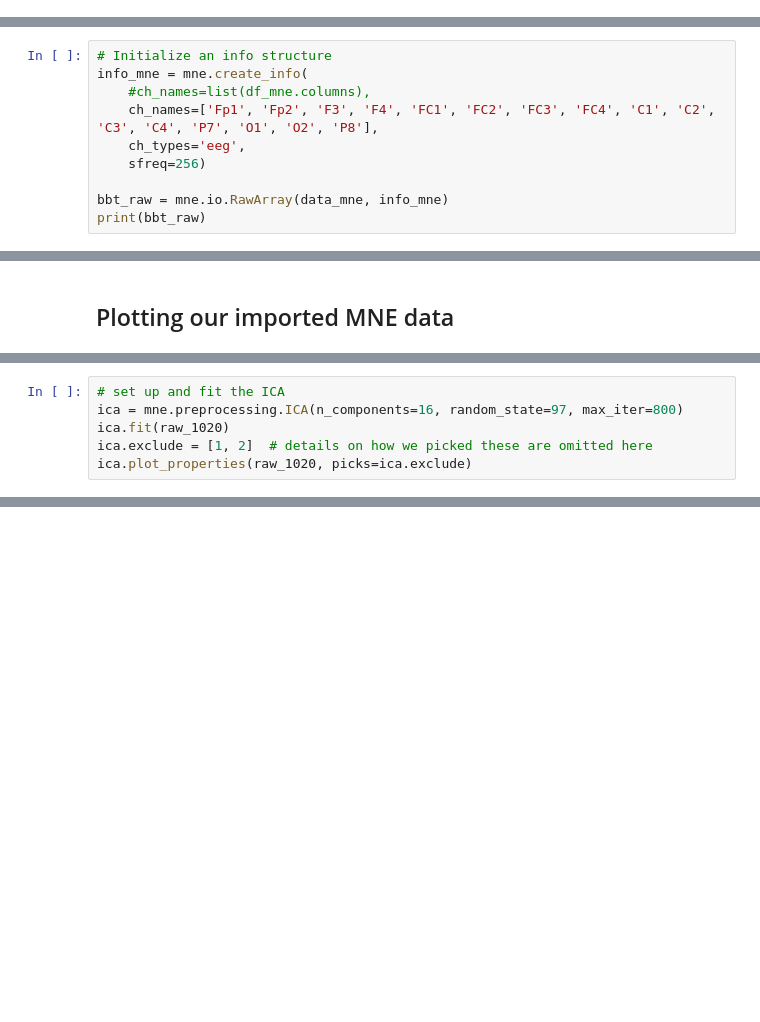
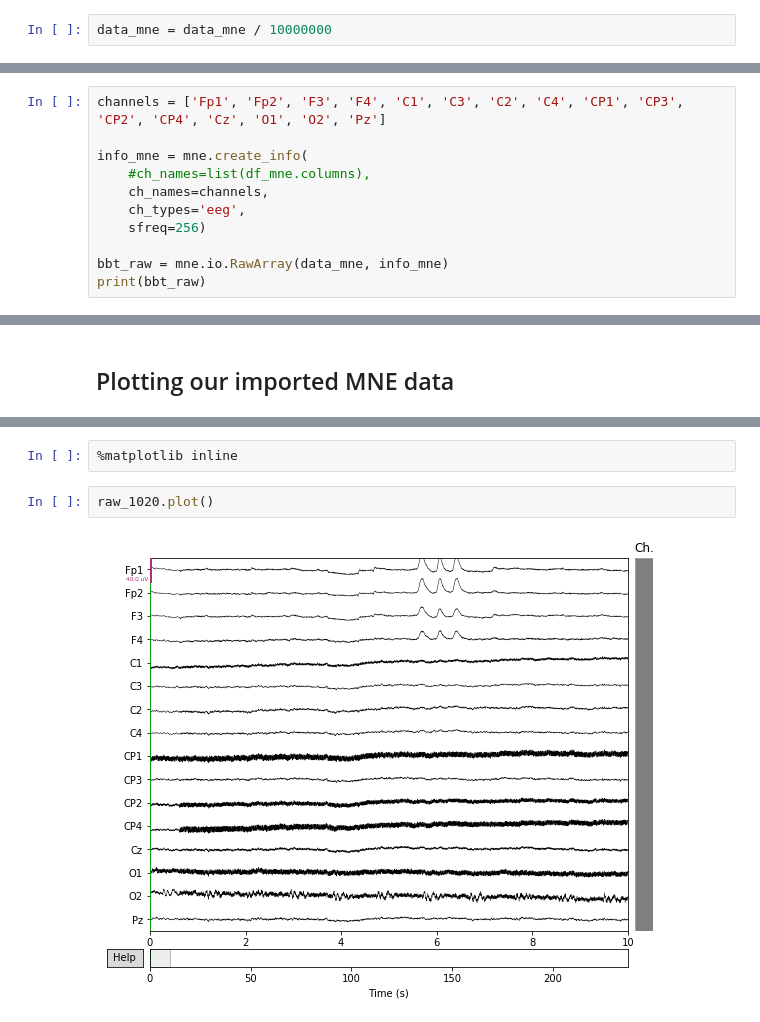
Before and after one commit to rameerez/brain-computer-interfacing, a Jupyter notebook: course/session0-importing-bitbrain-data-into-mne.ipynb, the cells around one changed output, grey strips where cells are left out. Drawn from its saved outputs; the diff is of its cells as text; blank space fills up the shorter version.

```diff
--- a/course/session0-importing-bitbrain-data-into-mne.ipynb
+++ b/course/session0-importing-bitbrain-data-into-mne.ipynb
@@ -64,10 +70,13 @@ data_mne = df_mne.to_numpy().transpose()
+# %%
+data_mne = data_mne / 10000000
 # %% [markdown]
 We then create the necessary `Info` object containing the name of each channel (which, as we later will see, has to be the name of the electrode position) and use it to create our `Raw` object
 # %%
-# Initialize an info structure
+channels = ['Fp1', 'Fp2', 'F3', 'F4', 'C1', 'C3', 'C2', 'C4', 'CP1', 'CP3', 'CP2', 'CP4', 'Cz', 'O1', 'O2', 'Pz']
+
 info_mne = mne.create_info(
     #ch_names=list(df_mne.columns),
-    ch_names=['Fp1', 'Fp2', 'F3', 'F4', 'FC1', 'FC2', 'FC3', 'FC4', 'C1', 'C2', 'C3', 'C4', 'P7', 'O1', 'O2', 'P8'],
+    ch_names=channels,
     ch_types='eeg',
     sfreq=256)
 
@@ -129,6 +106,0 @@ The dataset we've imported is one of the first datasets we've ever recorded and
-# %%
-# set up and fit the ICA
-ica = mne.preprocessing.ICA(n_components=16, random_state=97, max_iter=800)
-ica.fit(raw_1020)
-ica.exclude = [1, 2]  # details on how we picked these are omitted here
-ica.plot_properties(raw_1020, picks=ica.exclude)
@@ -153,0 +107,6 @@ Not setting metadata
+# %%
+%matplotlib inline
+# %%
+raw_1020.plot()
+# %% [output]
+[figure, added]
```
Also changed, not shown: parts of 15 cells of this notebook.
